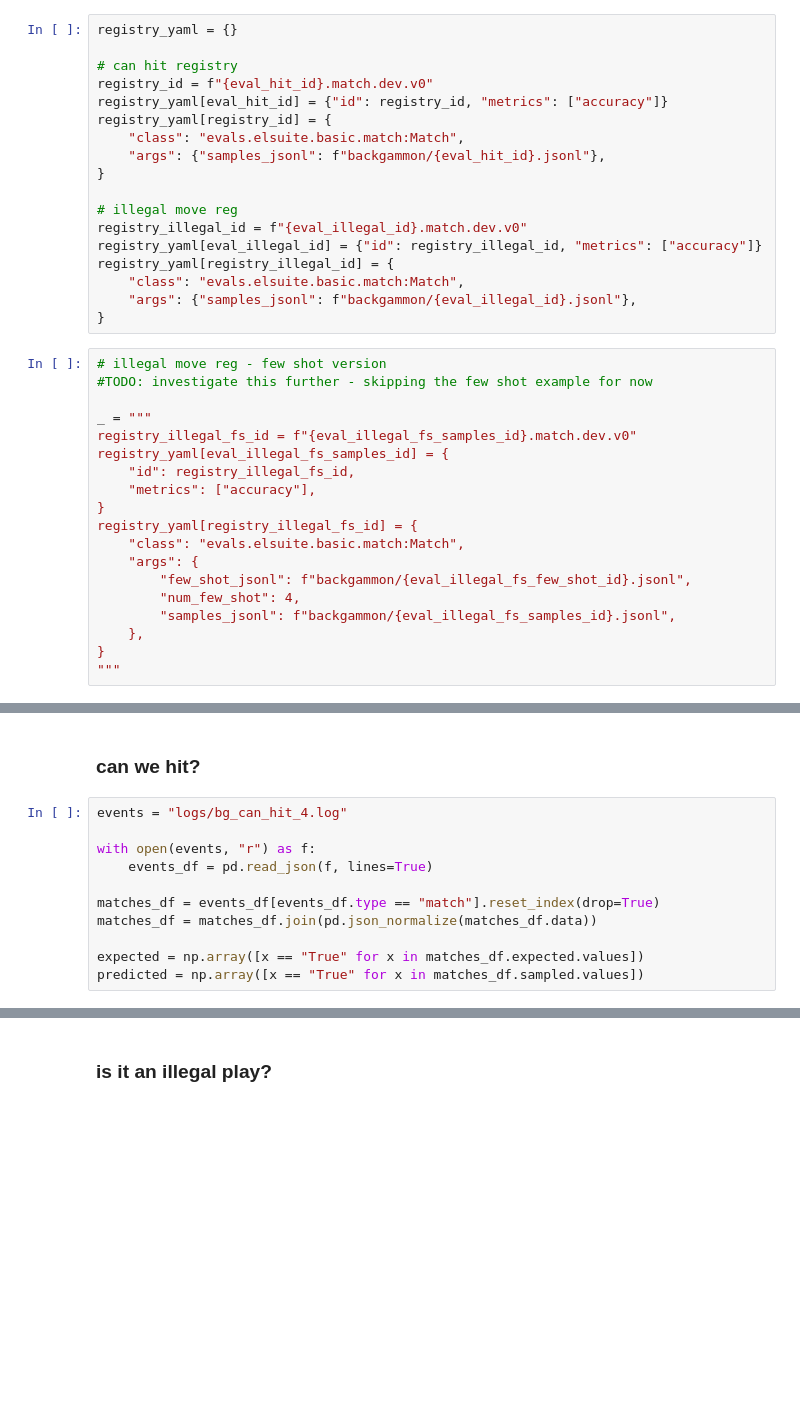
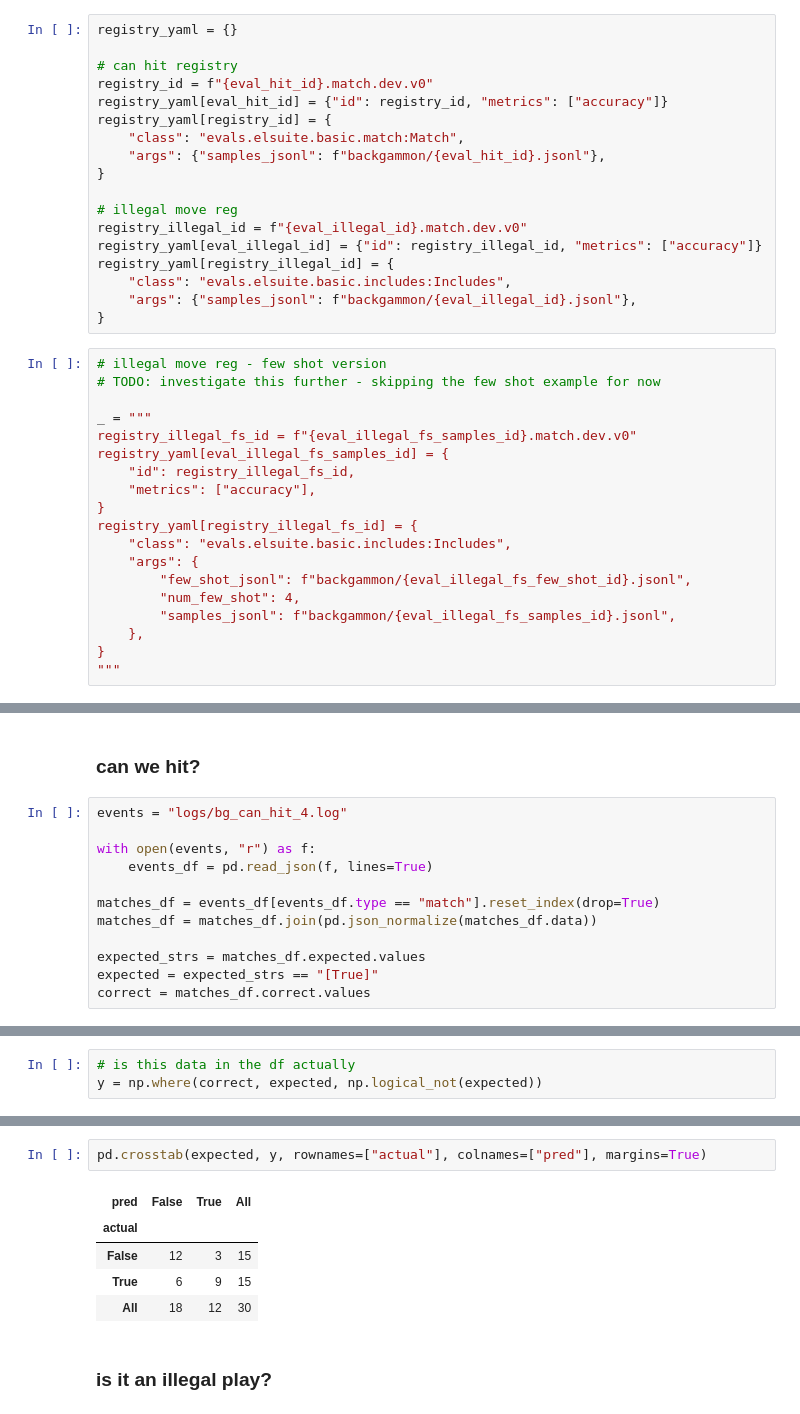
Before and after one commit to bakebrain/evals_backgammon, a Jupyter notebook: generate_openai_eval_samples.ipynb, the cells around one changed output, grey strips where cells are left out. Saved outputs shown, nothing was run; the diff lists cells and outputs as text; blank space fills up the shorter version.

Commit message:
switch to Includes eval
- switch to Includes eval
- adjusted metrics

```diff
--- a/generate_openai_eval_samples.ipynb
+++ b/generate_openai_eval_samples.ipynb
@@ -578,12 +571,12 @@ registry_yaml[registry_id] = {
 registry_illegal_id = f"{eval_illegal_id}.match.dev.v0"
 registry_yaml[eval_illegal_id] = {"id": registry_illegal_id, "metrics": ["accuracy"]}
 registry_yaml[registry_illegal_id] = {
-    "class": "evals.elsuite.basic.match:Match",
+    "class": "evals.elsuite.basic.includes:Includes",
     "args": {"samples_jsonl": f"backgammon/{eval_illegal_id}.jsonl"},
 }
 # %%
 # illegal move reg - few shot version
-#TODO: investigate this further - skipping the few shot example for now
+# TODO: investigate this further - skipping the few shot example for now
 
 _ = """
 registry_illegal_fs_id = f"{eval_illegal_fs_samples_id}.match.dev.v0"
@@ -592,7 +585,7 @@ registry_yaml[eval_illegal_fs_samples_id] = {
     "metrics": ["accuracy"],
 }
 registry_yaml[registry_illegal_fs_id] = {
-    "class": "evals.elsuite.basic.match:Match",
+    "class": "evals.elsuite.basic.includes:Includes",
     "args": {
         "few_shot_jsonl": f"backgammon/{eval_illegal_fs_few_shot_id}.jsonl",
         "num_few_shot": 4,
@@ -639,5 +632,6 @@ with open(events, "r") as f:
 matches_df = events_df[events_df.type == "match"].reset_index(drop=True)
 matches_df = matches_df.join(pd.json_normalize(matches_df.data))
 
-expected = np.array([x == "True" for x in matches_df.expected.values])
-predicted = np.array([x == "True" for x in matches_df.sampled.values])
+expected_strs = matches_df.expected.values
+expected = expected_strs == "[True]"
+correct = matches_df.correct.values
@@ -661,0 +642,3 @@ pd.crosstab(expected, predicted, rownames=["actual"], colnames=["pred"], margins
+# %%
+# is this data in the df actually
+y = np.where(correct, expected, np.logical_not(expected))
@@ -662,3 +649,11 @@ pd.crosstab(expected, predicted, rownames=["actual"], colnames=["pred"], margins
+# %%
+pd.crosstab(expected, y, rownames=["actual"], colnames=["pred"], margins=True)
+# %% [output]
+| pred | False | True | All |
+| actual |  |  |  |
+| False | 12 | 3 | 15 |
+| True | 6 | 9 | 15 |
+| All | 18 | 12 | 30 |
 # %% [markdown]
 ### is it an illegal play?
 # %%
```
Also changed, not shown: parts of 18 cells of this notebook.
